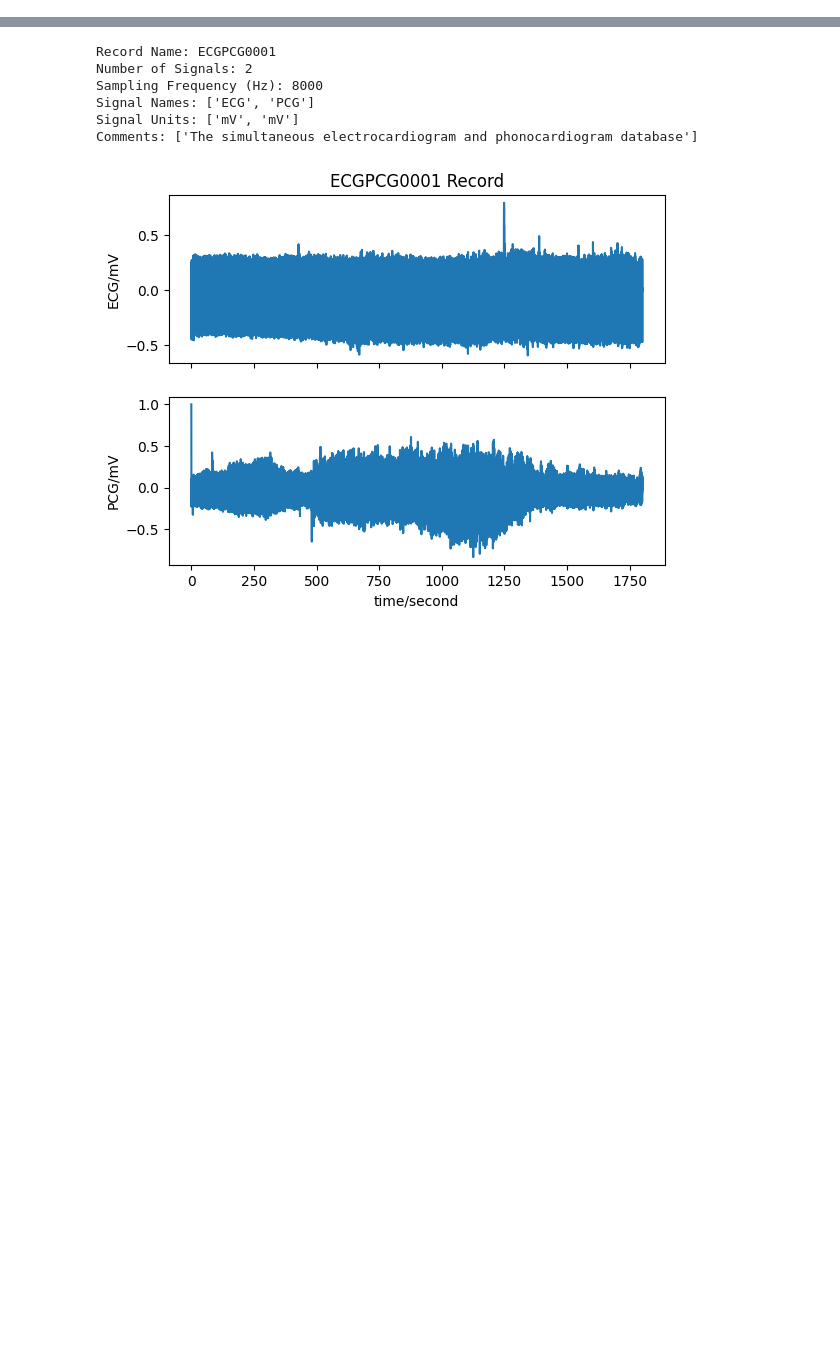
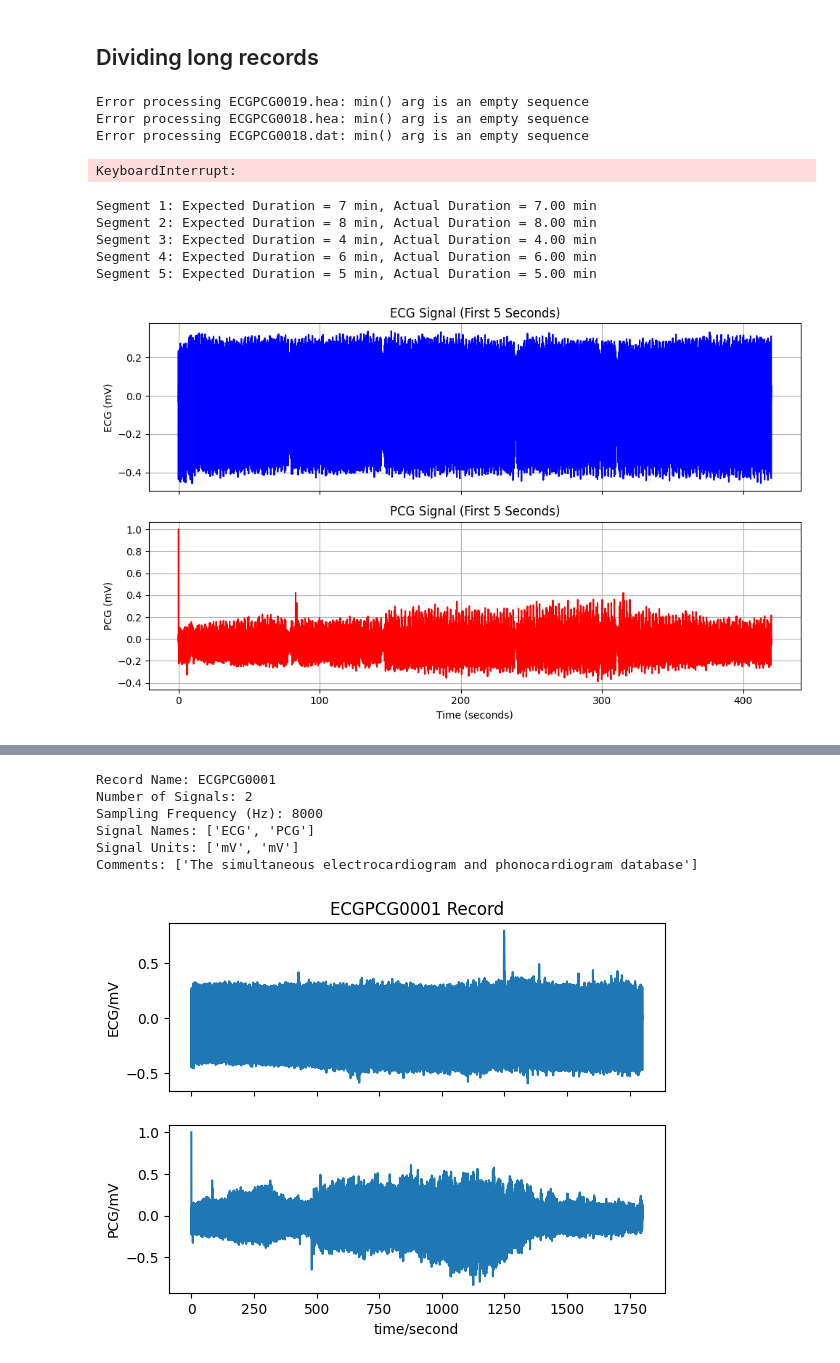
Before and after one commit to NadaKhaled157/Multimodal-Stress-Level-Classification-of-ECG-and-PCG-Signals, a Jupyter notebook: Preprocessing.ipynb, the cells around one changed output, grey strips where cells are left out. Cells and saved outputs as stored; diff of their text form; code cells hidden in the pictures; blank space fills up the shorter version.

```diff
--- a/Preprocessing.ipynb
+++ b/Preprocessing.ipynb
@@ -33,0 +142,23 @@ ModuleNotFoundError: No module named 'wfdb'
+# %% [markdown]
+## Dividing long records
+# %%
+for filename in os.listdir(records_path):
+  file_path = os.path.join(records_path, filename)
+  if os.path.isfile(file_path):
+    if filename == "index.html":
+      continue
+    recording_scenario = labels_df.loc[labels_df['Record Name'] == filename.split('.')[0], 'Recording Scenario'].values[0]
+    # print(f"File: {filename.split('.')[0]}, Scenario: {recording_scenario}")
+    if recording_scenario == 'Exercise: slow walk (7 min); fast walk (8 min); sit down and stand up (4 min); slow walk (6 min); rest':
+      # record = wfdb.rdrecord(file_path)
+      try:
+        split_record(file_path=f"{records_path}/{filename.split('.')[0]}", record_name=f"{filename.split('.')[0]}")
+      except ValueError as e:
+        print(f"Error processing {filename}: {e}")
+
+# Comment: there's a recurring error in all files I think
+# %% [output]
+Error processing ECGPCG0019.hea: min() arg is an empty sequence
+Error processing ECGPCG0018.hea: min() arg is an empty sequence
+Error processing ECGPCG0018.dat: min() arg is an empty sequence
+KeyboardInterrupt:
@@ -33,0 +195,57 @@ ModuleNotFoundError: No module named 'wfdb'
+# %%
+#@title testing divided records
+
+# Load the record
+record = wfdb.rdrecord('/content/drive/MyDrive/ML Project Dataset/Divided Dataset/ECGPCG0019_1')
+
+# Sampling frequency
+fs = record.fs  # Samples per second
+
+# Segment durations in minutes
+durations = [7, 8, 4, 6, 5]  # Original durations in minutes
+samples_per_segment = [int(duration * 60 * fs) for duration in durations]
+
+# Split and print durations
+start = 0
+for i, segment_samples in enumerate(samples_per_segment):
+    end = start + segment_samples
+    actual_duration = (end - start) / fs / 60  # Convert samples back to minutes
+    print(f"Segment {i+1}: Expected Duration = {durations[i]} min, Actual Duration = {actual_duration:.2f} min")
+    start = end  # Update start for the next segment
+# %% [output]
+Segment 1: Expected Duration = 7 min, Actual Duration = 7.00 min
+Segment 2: Expected Duration = 8 min, Actual Duration = 8.00 min
+Segment 3: Expected Duration = 4 min, Actual Duration = 4.00 min
+Segment 4: Expected Duration = 6 min, Actual Duration = 6.00 min
+Segment 5: Expected Duration = 5 min, Actual Duration = 5.00 min
+# %%
+#@title testing divided record
+record = wfdb.rdrecord('/content/drive/MyDrive/ML Project Dataset/Divided Dataset/record_segment_1')
+
+fs = record.fs  # Sampling frequency
+duration = 420
+num_samples = int(duration * fs)
+
+ecg_signal = record.p_signal[:num_samples, 0]
+pcg_signal = record.p_signal[:num_samples, 1]
+time = np.linspace(0, duration, num_samples)
+
+fig, ax = plt.subplots(2, 1, figsize=(10, 6), sharex=True)
+
+# Plot ECG
+ax[0].plot(time, ecg_signal, color='b')
+ax[0].set_title("ECG Signal (First 5 Seconds)")
+ax[0].set_ylabel("ECG (mV)")
+ax[0].grid()
+
+# Plot PCG
+ax[1].plot(time, pcg_signal, color='r')
+ax[1].set_title("PCG Signal (First 5 Seconds)")
+ax[1].set_xlabel("Time (seconds)")
+ax[1].set_ylabel("PCG (mV)")
+ax[1].grid()
+
+plt.tight_layout()
+plt.show()
+# %% [output]
+[figure, added]
```
Also changed, not shown: parts of 20 cells of this notebook.
